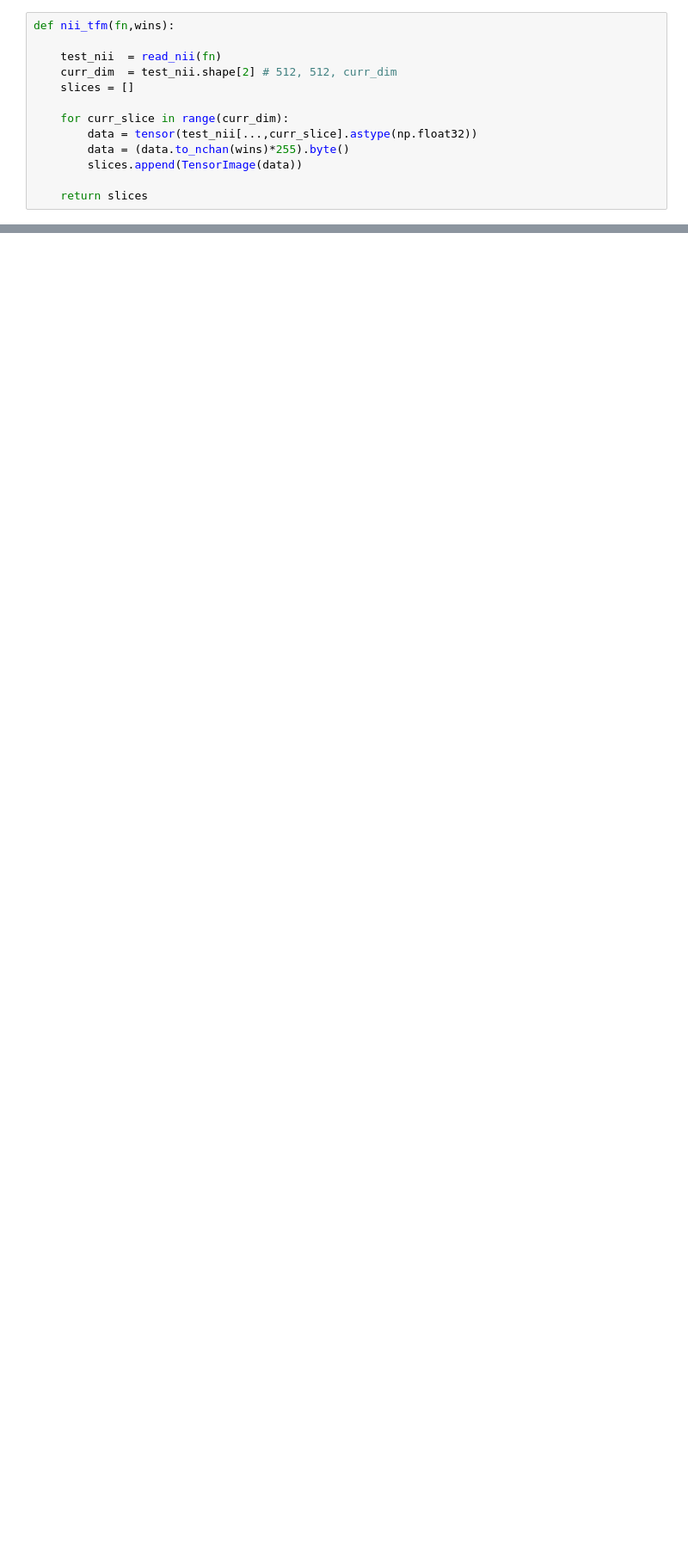
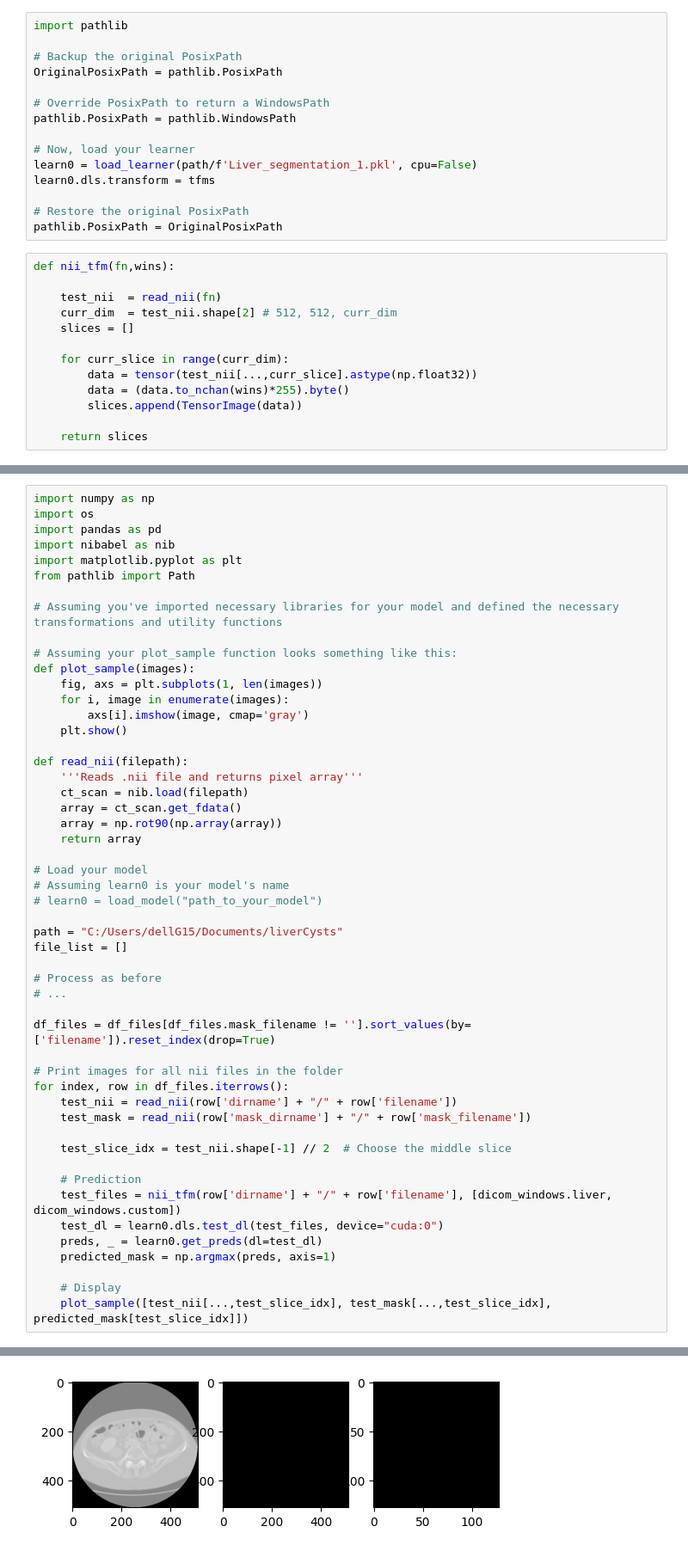
Before and after one commit to AzwadFawadHasan/liverCysts, a Jupyter notebook: liverNote.ipynb, the cells around one changed output, grey strips where cells are left out. Shown at 86% size. Saved outputs shown, nothing was run; the diff lists cells and outputs as text; blank space fills up the shorter version.

Commit message:
added actual vs prediction test results

```diff
--- a/liverNote.ipynb
+++ b/liverNote.ipynb
@@ -848,3 +827,18 @@ learn0.dls.transform = tfms
+# %%
+import pathlib
+
+# Backup the original PosixPath
+OriginalPosixPath = pathlib.PosixPath
+
+# Override PosixPath to return a WindowsPath
+pathlib.PosixPath = pathlib.WindowsPath
+
+# Now, load your learner
+learn0 = load_learner(path/f'Liver_segmentation_1.pkl', cpu=False)
+learn0.dls.transform = tfms
+
+# Restore the original PosixPath
+pathlib.PosixPath = OriginalPosixPath
 # %%
 def nii_tfm(fn,wins):
 
@@ -913,0 +1122,52 @@ df.head(20)
+# %%
+import numpy as np
+import os
+import pandas as pd
+import nibabel as nib
+import matplotlib.pyplot as plt
+from pathlib import Path
+
+# Assuming you've imported necessary libraries for your model and defined the necessary transformations and utility functions
+
+# Assuming your plot_sample function looks something like this:
+def plot_sample(images):
+    fig, axs = plt.subplots(1, len(images))
+    for i, image in enumerate(images):
+        axs[i].imshow(image, cmap='gray')
+    plt.show()
+
+def read_nii(filepath):
+    '''Reads .nii file and returns pixel array'''
+    ct_scan = nib.load(filepath)
+    array = ct_scan.get_fdata()
+    array = np.rot90(np.array(array))
+    return array
+
+# Load your model
+# Assuming learn0 is your model's name
+# learn0 = load_model("path_to_your_model")
+
+path = "C:/Users/dellG15/Documents/liverCysts"
+file_list = []
+
+# Process as before
+# ...
+
+df_files = df_files[df_files.mask_filename != ''].sort_values(by=['filename']).reset_index(drop=True)
+
+# Print images for all nii files in the folder
+for index, row in df_files.iterrows():
+    test_nii = read_nii(row['dirname'] + "/" + row['filename'])
+    test_mask = read_nii(row['mask_dirname'] + "/" + row['mask_filename'])
+
+    test_slice_idx = test_nii.shape[-1] // 2  # Choose the middle slice
+
+    # Prediction
+    test_files = nii_tfm(row['dirname'] + "/" + row['filename'], [dicom_windows.liver, dicom_windows.custom])
+    test_dl = learn0.dls.test_dl(test_files, device="cuda:0")
+    preds, _ = learn0.get_preds(dl=test_dl)
+    predicted_mask = np.argmax(preds, axis=1)
+
+    # Display
+    plot_sample([test_nii[...,test_slice_idx], test_mask[...,test_slice_idx], predicted_mask[test_slice_idx]])
+# %% [output]
@@ -913,0 +1175 @@ df.head(20)
+[figure, added]
```
Also changed, not shown: parts of 24 cells of this notebook.
